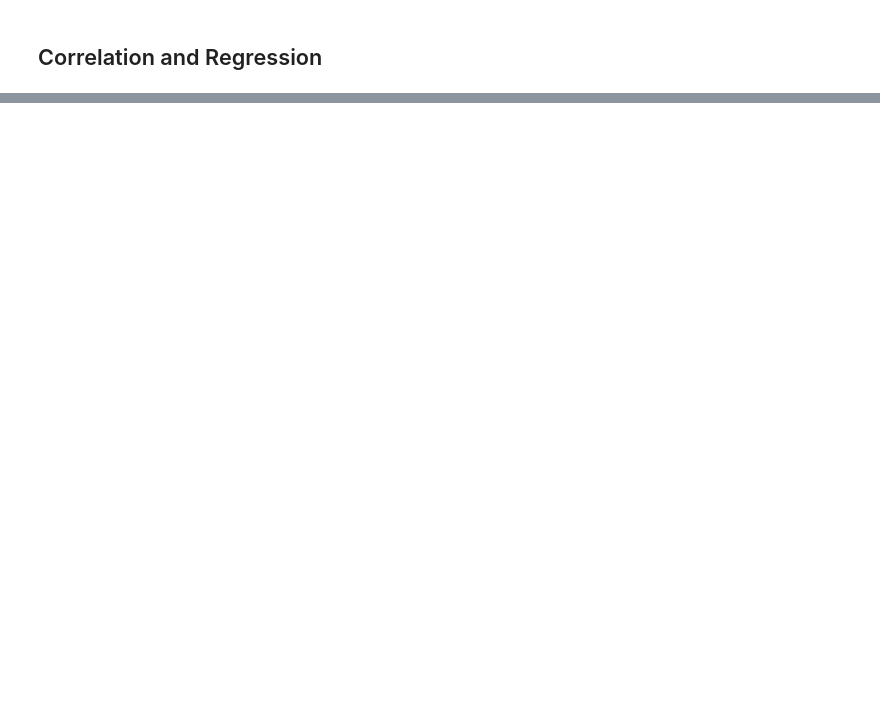
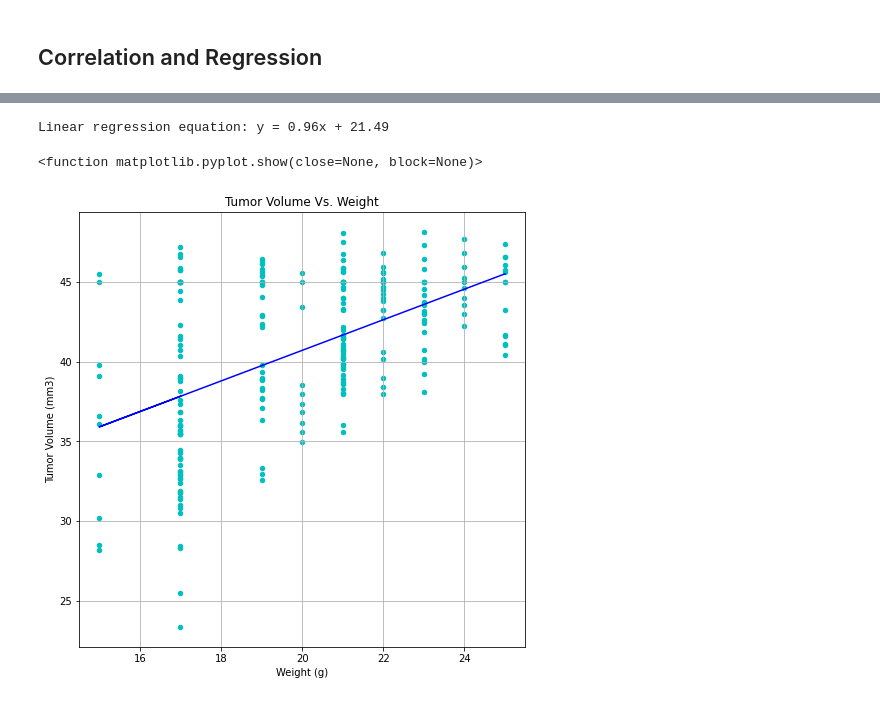
Before and after one commit to kaylajgranados/Pharmaceutical-Treatment-Testing, a Jupyter notebook: pymaceuticals.ipynb, the cells around one changed output, grey strips where cells are left out. Saved outputs shown, nothing was run; the diff lists cells and outputs as text; code cells hidden in the pictures; blank space fills up the shorter version.

```diff
--- a/pymaceuticals.ipynb
+++ b/pymaceuticals.ipynb
@@ -508,0 +517,18 @@ plt.show()
+# %%
+capomulin_treatment.plot(kind="scatter", x="Weight (g)", y="Tumor Volume (mm3)", grid=True, figsize=(8,8), title="Tumor Volume Vs. Weight", color='c')
+
+# model = np.polyfit(x, y, 1)
+# linregress(capomulin_treatment["Weight (g)"],capomulin_treatment["Tumor Volume (mm3)"])
+
+x_values=capomulin_treatment['Weight (g)']
+y_values=capomulin_treatment['Tumor Volume (mm3)']
+(slope, intercept,  rvalue, pvalue, stderr)=st.linregress(x_values, y_values)
+regress_values = x_values * slope + intercept
+plt.plot(x_values,regress_values,'blue')
+line_eq = "y = " + str(round(slope,2)) + "x + " + str(round(intercept,2))
+print(f'Linear regression equation: {line_eq}')
+plt.show
+# %% [output]
+Linear regression equation: y = 0.96x + 21.49
+<function matplotlib.pyplot.show(close=None, block=None)>
+[figure, added]
```
Also changed, not shown: parts of 4 cells of this notebook, 2 other files.
